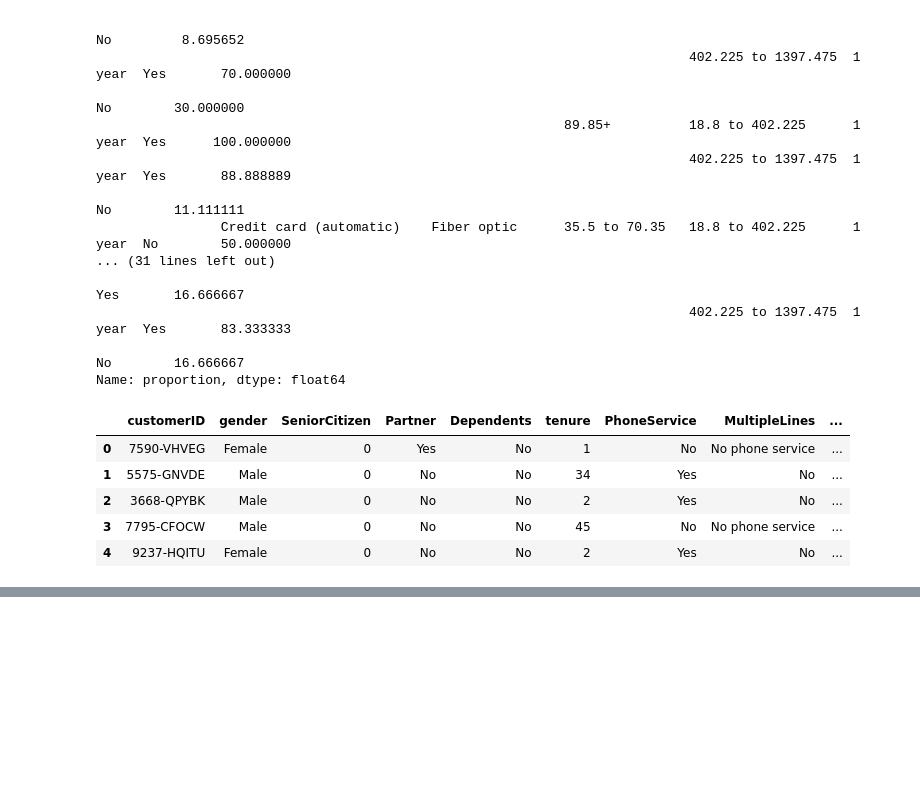
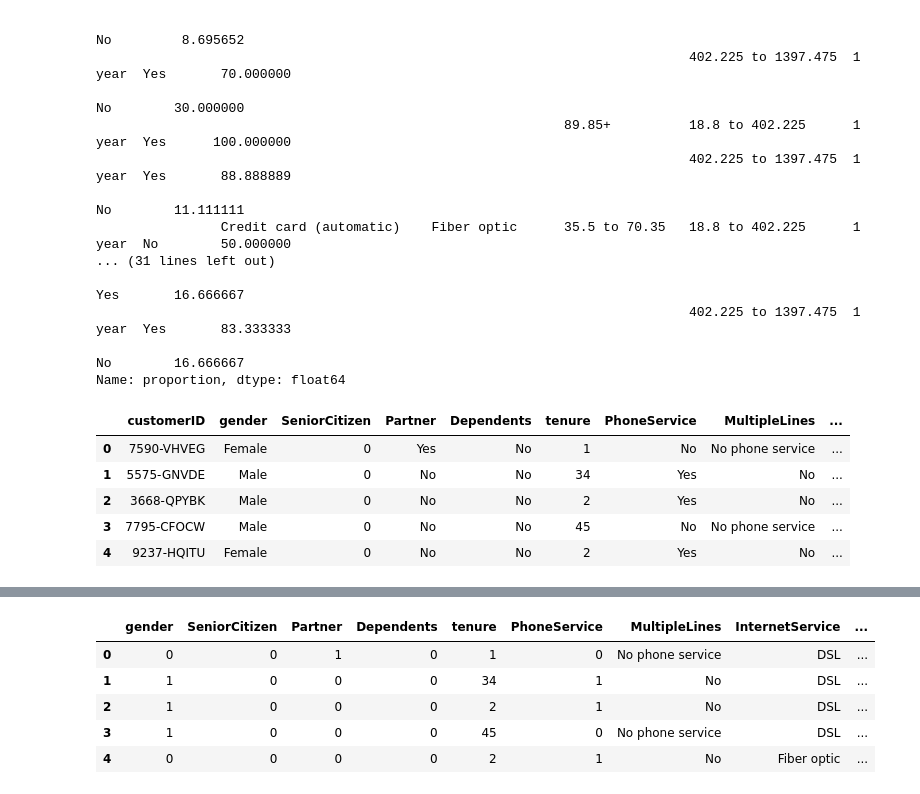
Before and after one commit to MonshaRadhakrishnan/Customer-Churn-Prediction, a Jupyter notebook: Customer_churn_Data_Cleaning_Analysis.ipynb, the cells around one changed output, grey strips where cells are left out. Cells and saved outputs as stored; diff of their text form; code cells hidden in the pictures; blank space fills up the shorter version.

```diff
--- a/Customer_churn_Data_Cleaning_Analysis.ipynb
+++ b/Customer_churn_Data_Cleaning_Analysis.ipynb
@@ -851,0 +865,2 @@ df.head()
+# %%
+ml = df.copy()
@@ -851,0 +876,2 @@ df.head()
+# %%
+ml.drop(columns=(['customerID','churn','mcgrp','tcgrp']), axis=1, inplace=True)
@@ -851,0 +889,5 @@ df.head()
+# %%
+le = LabelEncoder()
+cat_cols = ['gender','Partner','Dependents','PhoneService','PaperlessBilling','Churn']
+for i in cat_cols:
+    ml[i] = le.fit_transform(ml[i])
@@ -851,0 +906,9 @@ df.head()
+# %%
+ml.head()
+# %% [output]
+|  | gender | SeniorCitizen | Partner | Dependents | tenure | PhoneService | MultipleLines | InternetService | ... |
+| 0 | 0 | 0 | 1 | 0 | 1 | 0 | No phone service | DSL | ... |
+| 1 | 1 | 0 | 0 | 0 | 34 | 1 | No | DSL | ... |
+| 2 | 1 | 0 | 0 | 0 | 2 | 1 | No | DSL | ... |
+| 3 | 1 | 0 | 0 | 0 | 45 | 0 | No phone service | DSL | ... |
+| 4 | 0 | 0 | 0 | 0 | 2 | 1 | No | Fiber optic | ... |
```
Also changed, not shown: parts of 11 cells of this notebook.
